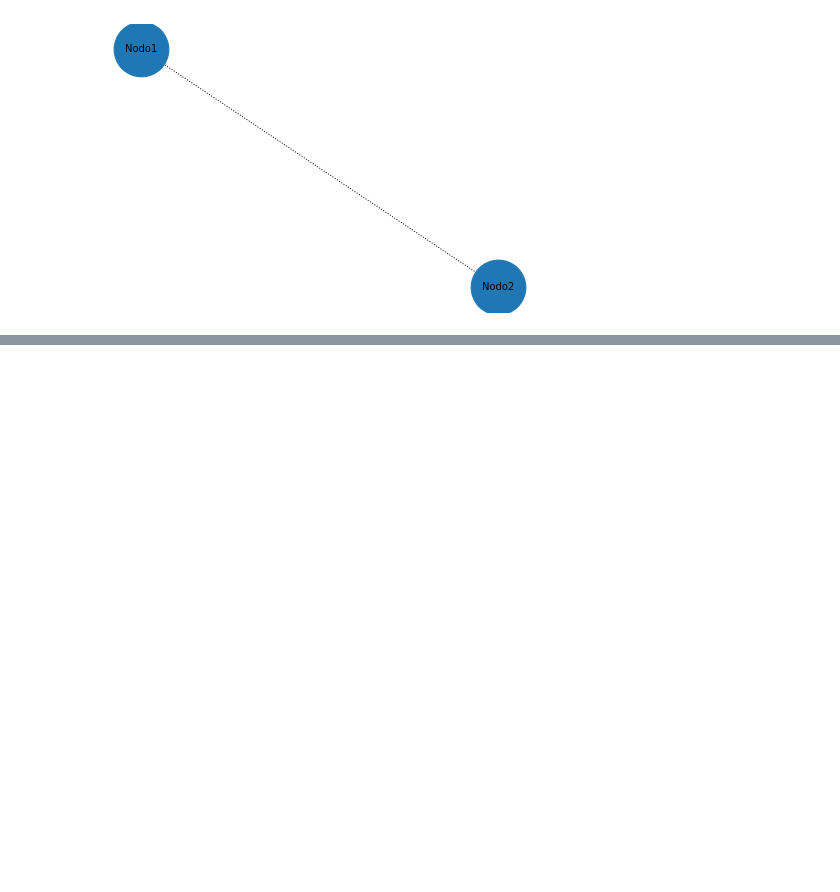
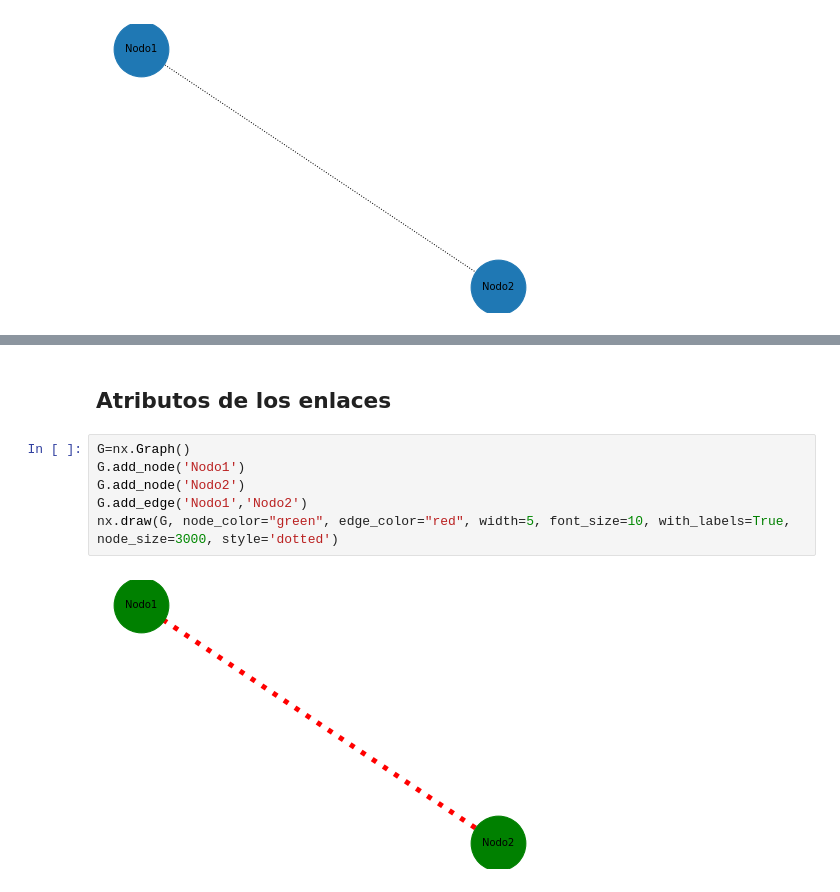
Before and after one commit to femaffi13/Python, a Jupyter notebook: Matemática III/networkx.ipynb, the cells around one changed output, grey strips where cells are left out. Drawn from its saved outputs; the diff is of its cells as text; blank space fills up the shorter version.

```diff
--- a/Matemática III/networkx.ipynb
+++ b/Matemática III/networkx.ipynb
@@ -40,0 +55,10 @@ nx.draw(G, with_labels=True, node_size=3000, font_size=10, style='dotted')
+# %% [markdown]
+## Atributos de los enlaces
+# %%
+G=nx.Graph()
+G.add_node('Nodo1')
+G.add_node('Nodo2')
+G.add_edge('Nodo1','Nodo2')
+nx.draw(G, node_color="green", edge_color="red", width=5, font_size=10, with_labels=True, node_size=3000, style='dotted')
+# %% [output]
+[figure, added]
```
Also changed, not shown: parts of 6 cells of this notebook, 1 other file.
